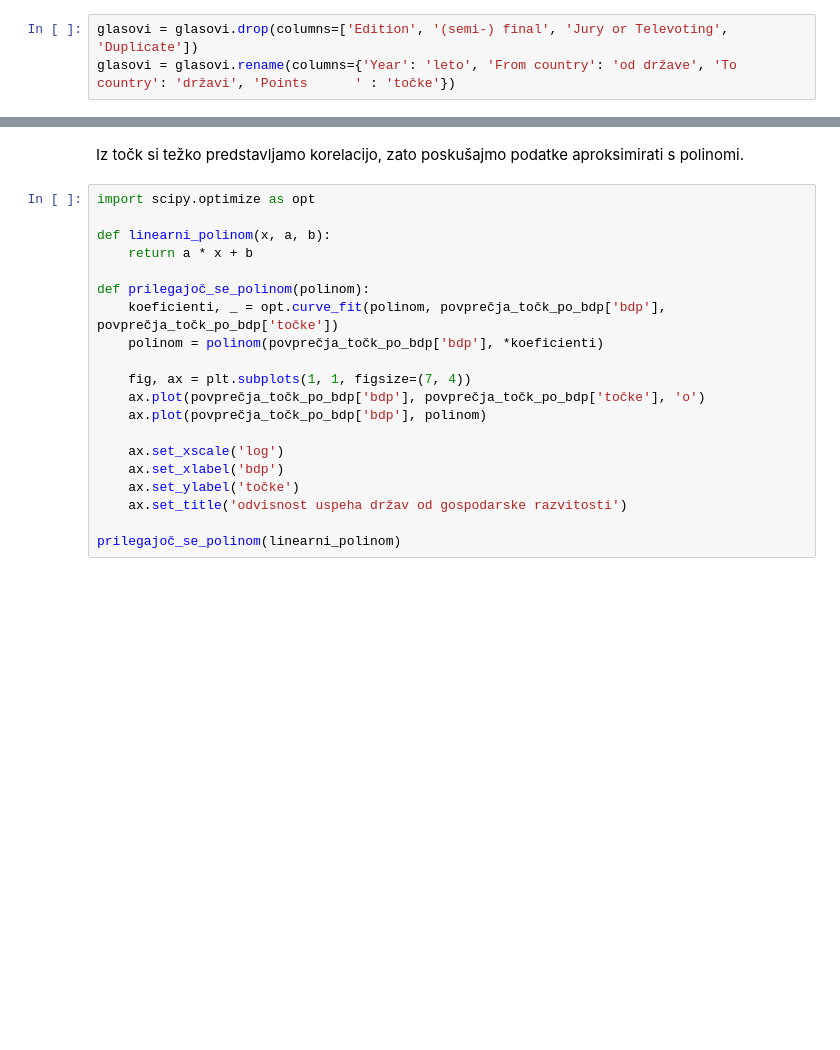
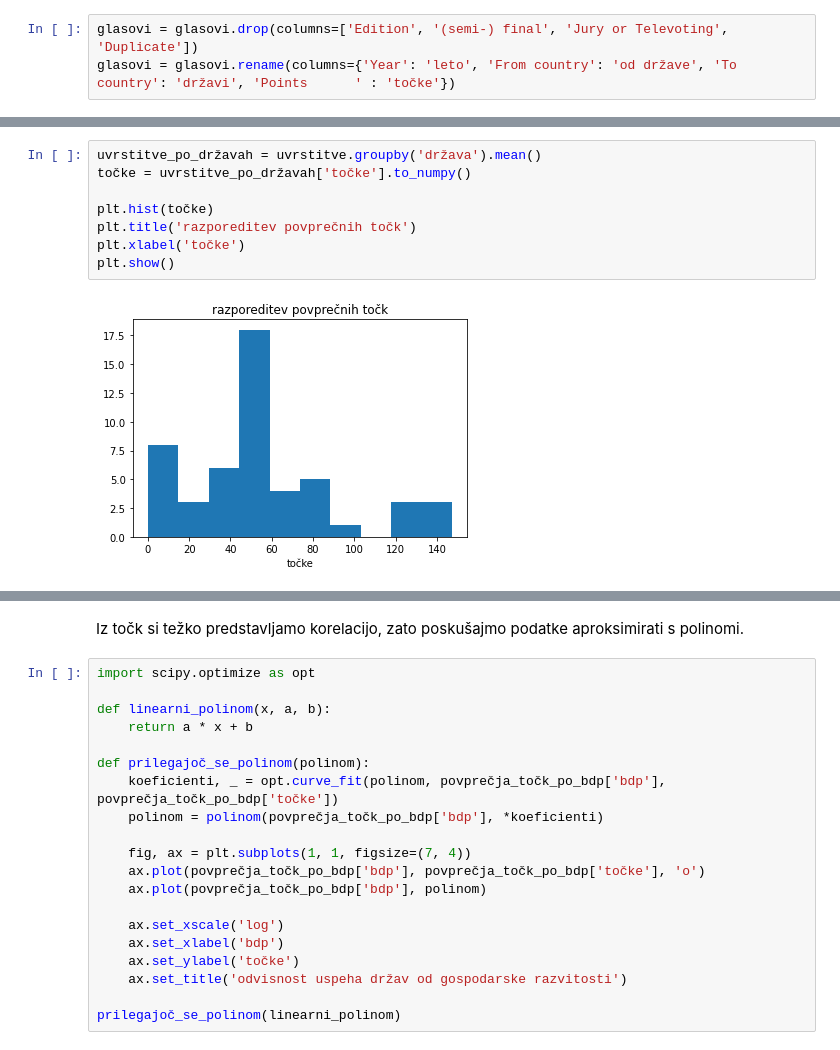
Before and after one commit to lukasimcic/Evrovizija-obdelava-podatkov, a Jupyter notebook: obdelava_podatkov.ipynb, the cells around one changed output, grey strips where cells are left out. Drawn from its saved outputs; the diff is of its cells as text; blank space fills up the shorter version.

```diff
--- a/obdelava_podatkov.ipynb
+++ b/obdelava_podatkov.ipynb
@@ -22,0 +30,10 @@ glasovi = glasovi.rename(columns={'Year': 'leto', 'From country': 'od države',
+# %%
+uvrstitve_po_državah = uvrstitve.groupby('država').mean()
+točke = uvrstitve_po_državah['točke'].to_numpy()
+
+plt.hist(točke)
+plt.title('razporeditev povprečnih točk')
+plt.xlabel('točke')
+plt.show()
+# %% [output]
+[figure, added]
```
Also changed, not shown: parts of 16 cells of this notebook.
